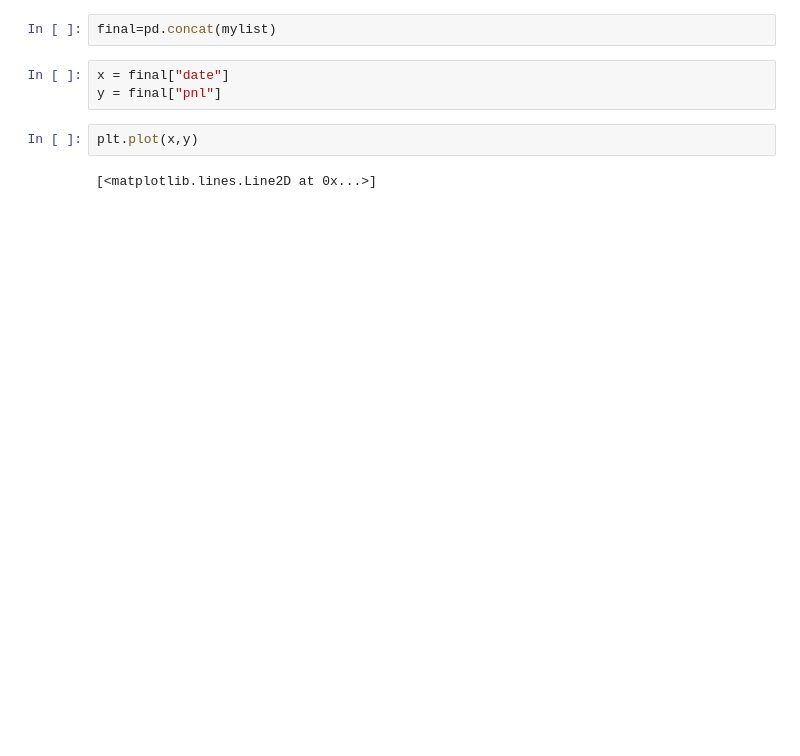
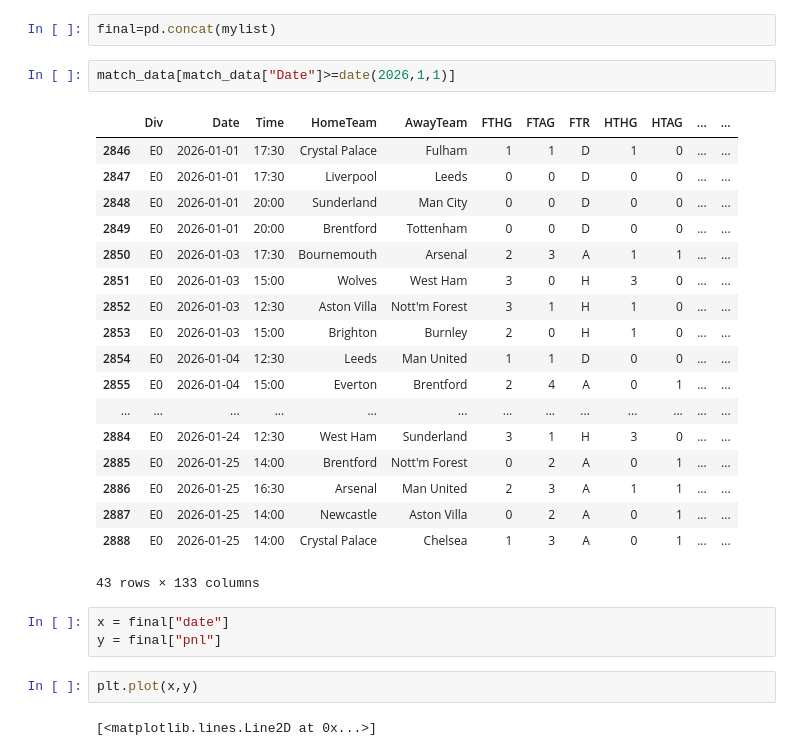
Before and after one commit to ThomasGourlay/football-poisson-model, a Jupyter notebook: main.ipynb, the cells around one changed output. Drawn from its saved outputs; the diff is of its cells as text; blank space fills up the shorter version.

```diff
--- a/main.ipynb
+++ b/main.ipynb
@@ -383,5 +403,26 @@ in this period we made net $1.77
 # %%
 final=pd.concat(mylist)
+# %%
+match_data[match_data["Date"]>=date(2026,1,1)]
+# %% [output]
+|  | Div | Date | Time | HomeTeam | AwayTeam | FTHG | FTAG | FTR | HTHG | HTAG | ... | ... |
+| 2846 | E0 | 2026-01-01 | 17:30 | Crystal Palace | Fulham | 1 | 1 | D | 1 | 0 | ... | ... |
+| 2847 | E0 | 2026-01-01 | 17:30 | Liverpool | Leeds | 0 | 0 | D | 0 | 0 | ... | ... |
+| 2848 | E0 | 2026-01-01 | 20:00 | Sunderland | Man City | 0 | 0 | D | 0 | 0 | ... | ... |
+| 2849 | E0 | 2026-01-01 | 20:00 | Brentford | Tottenham | 0 | 0 | D | 0 | 0 | ... | ... |
+| 2850 | E0 | 2026-01-03 | 17:30 | Bournemouth | Arsenal | 2 | 3 | A | 1 | 1 | ... | ... |
+| 2851 | E0 | 2026-01-03 | 15:00 | Wolves | West Ham | 3 | 0 | H | 3 | 0 | ... | ... |
+| 2852 | E0 | 2026-01-03 | 12:30 | Aston Villa | Nott'm Forest | 3 | 1 | H | 1 | 0 | ... | ... |
+| 2853 | E0 | 2026-01-03 | 15:00 | Brighton | Burnley | 2 | 0 | H | 1 | 0 | ... | ... |
+| 2854 | E0 | 2026-01-04 | 12:30 | Leeds | Man United | 1 | 1 | D | 0 | 0 | ... | ... |
+| 2855 | E0 | 2026-01-04 | 15:00 | Everton | Brentford | 2 | 4 | A | 0 | 1 | ... | ... |
+| ... | ... | ... | ... | ... | ... | ... | ... | ... | ... | ... | ... | ... |
+| 2884 | E0 | 2026-01-24 | 12:30 | West Ham | Sunderland | 3 | 1 | H | 3 | 0 | ... | ... |
+| 2885 | E0 | 2026-01-25 | 14:00 | Brentford | Nott'm Forest | 0 | 2 | A | 0 | 1 | ... | ... |
+| 2886 | E0 | 2026-01-25 | 16:30 | Arsenal | Man United | 2 | 3 | A | 1 | 1 | ... | ... |
+| 2887 | E0 | 2026-01-25 | 14:00 | Newcastle | Aston Villa | 0 | 2 | A | 0 | 1 | ... | ... |
+| 2888 | E0 | 2026-01-25 | 14:00 | Crystal Palace | Chelsea | 1 | 3 | A | 0 | 1 | ... | ... |
+43 rows × 133 columns
 # %%
 x = final["date"]
 y = final["pnl"]
```
Also changed, not shown: parts of 5 cells of this notebook, 3 other files.
